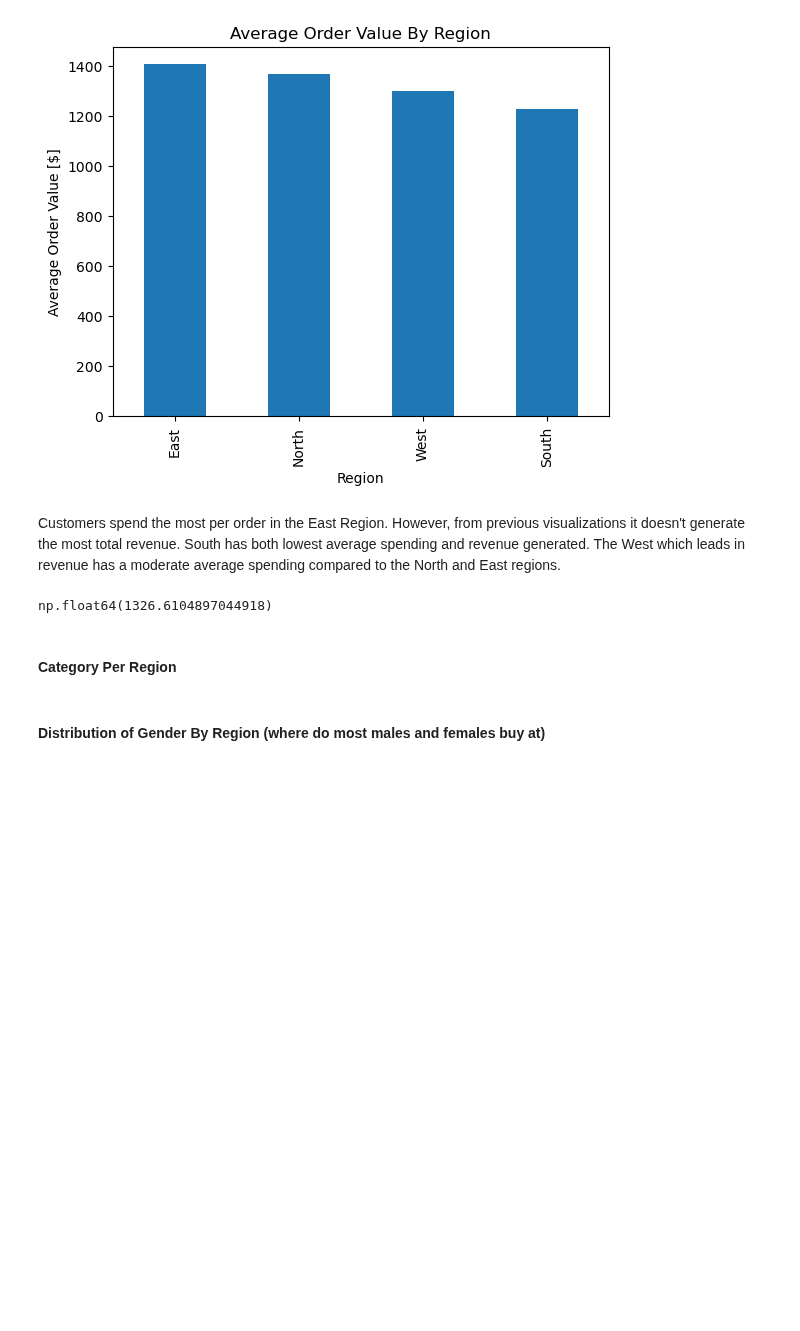
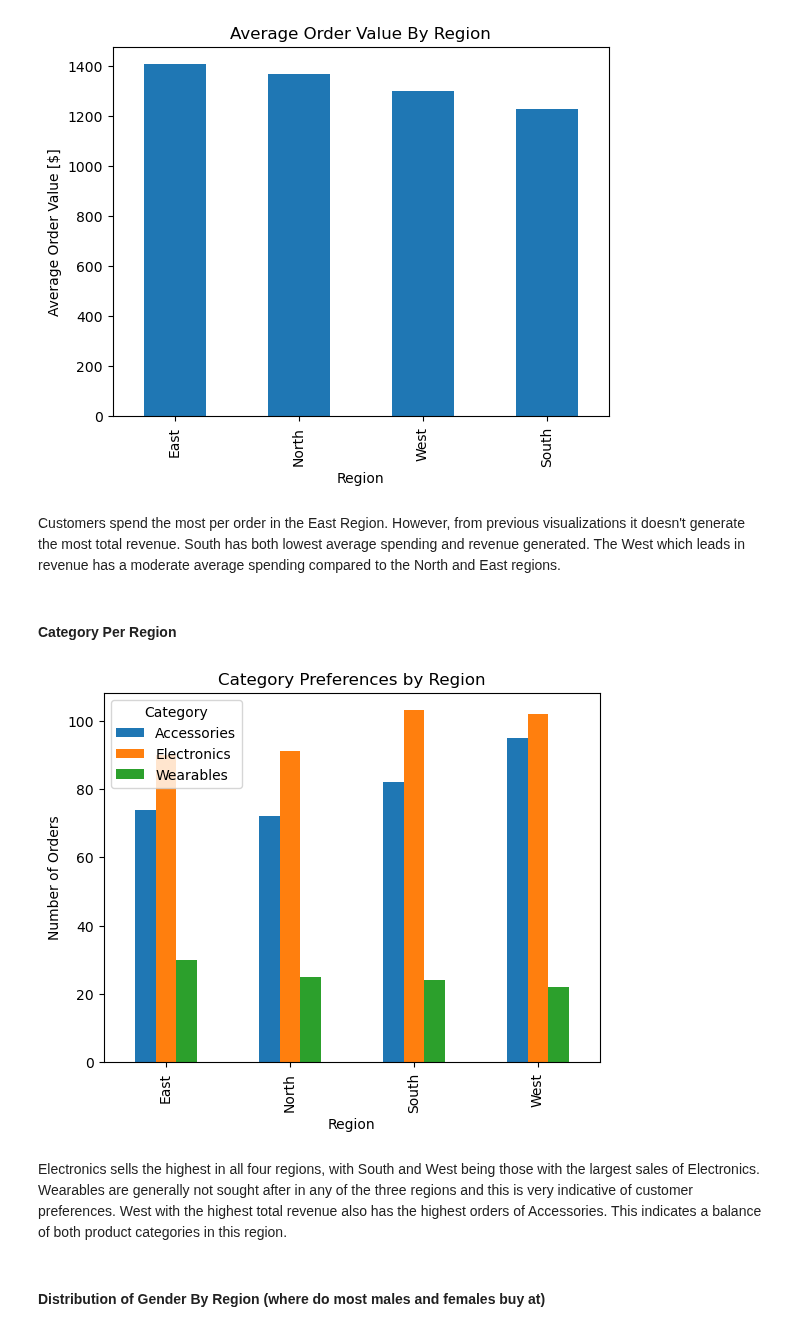
Before and after one commit to Mohammed-Hanan-Othman/ecommerce-sales-analysis, a Jupyter notebook: notebooks/1.customer_behaviour_analysis.ipynb, the cells around one changed output. Saved outputs shown, nothing was run; the diff lists cells and outputs as text; code cells hidden in the pictures; blank space fills up the shorter version.

```diff
--- a/notebooks/1.customer_behaviour_analysis.ipynb
+++ b/notebooks/1.customer_behaviour_analysis.ipynb
@@ -317,11 +319,17 @@ plt.show()
 [figure]
 # %% [markdown]
 Customers spend the most per order in the East Region. However, from previous visualizations it doesn't generate the most total revenue. South has both lowest average spending and revenue generated. The West which leads in revenue has a moderate average spending compared to the North and East regions.
-# %%
-df.groupby("Region")["Total Price Calc"].mean().mean()
-# %% [output]
-np.float64(1326.6104897044918)
 # %% [markdown]
 #### Category Per Region
+# %%
+# Distribution of Product Categories Per Region
+df.groupby(by=["Region", "Category"]).size().unstack().plot(kind="bar")
+plt.ylabel("Number of Orders")
+plt.title("Category Preferences by Region")
+plt.show()
+# %% [output]
+[figure, added]
+# %% [markdown]
+Electronics sells the highest in all four regions, with South and West being those with the largest sales of Electronics. Wearables are generally not sought after in any of the three regions and this is very indicative of customer preferences. West with the highest total revenue also has the highest orders of Accessories. This indicates a balance of both product categories in this region.
 # %% [markdown]
 #### Distribution of Gender By Region (where do most males and females buy at)
```
Also changed, not shown: parts of 8 cells of this notebook.
